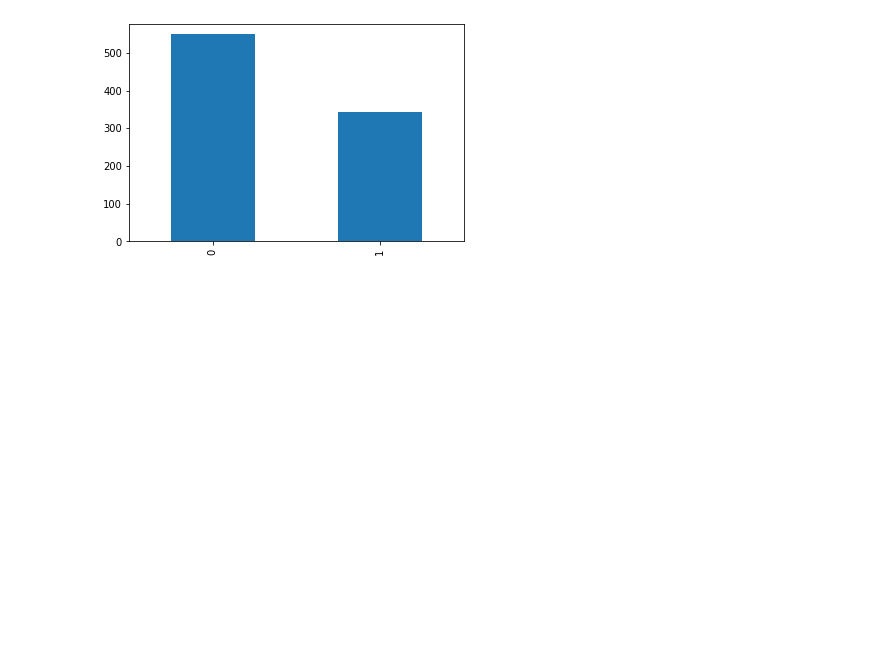
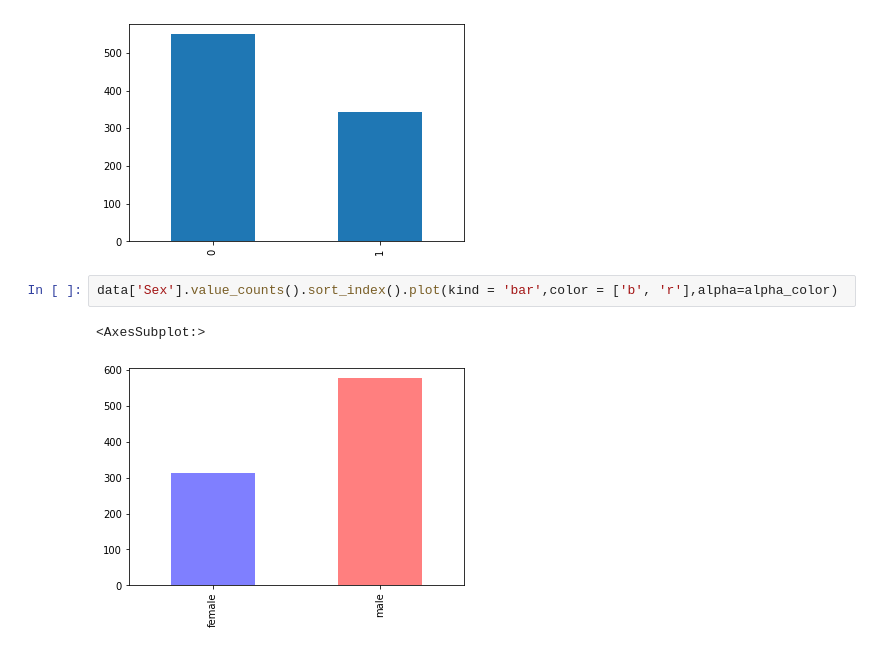
Before and after one commit to Rishiraj-singh7/Titanic-Survivor-Analysis, a Jupyter notebook: main.ipynb, the cells around one changed output. Cells and saved outputs as stored; diff of their text form; blank space fills up the shorter version.

Commit message:
graph analys

```diff
--- a/main.ipynb
+++ b/main.ipynb
@@ -76,3 +76,8 @@ data['Survived'].value_counts().plot(kind = 'bar')
 # %% [output]
 <AxesSubplot:>
 [figure]
+# %%
+data['Sex'].value_counts().sort_index().plot(kind = 'bar',color = ['b', 'r'],alpha=alpha_color)
+# %% [output]
+<AxesSubplot:>
+[figure, added]
```
Also changed, not shown: parts of 17 cells of this notebook.
